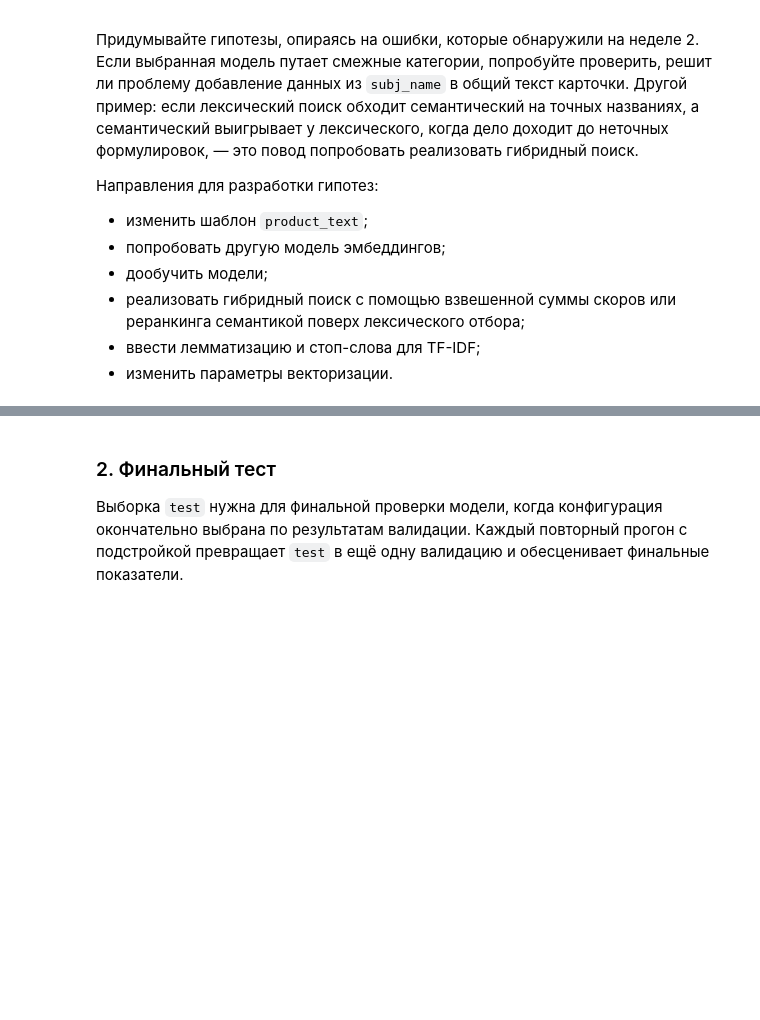
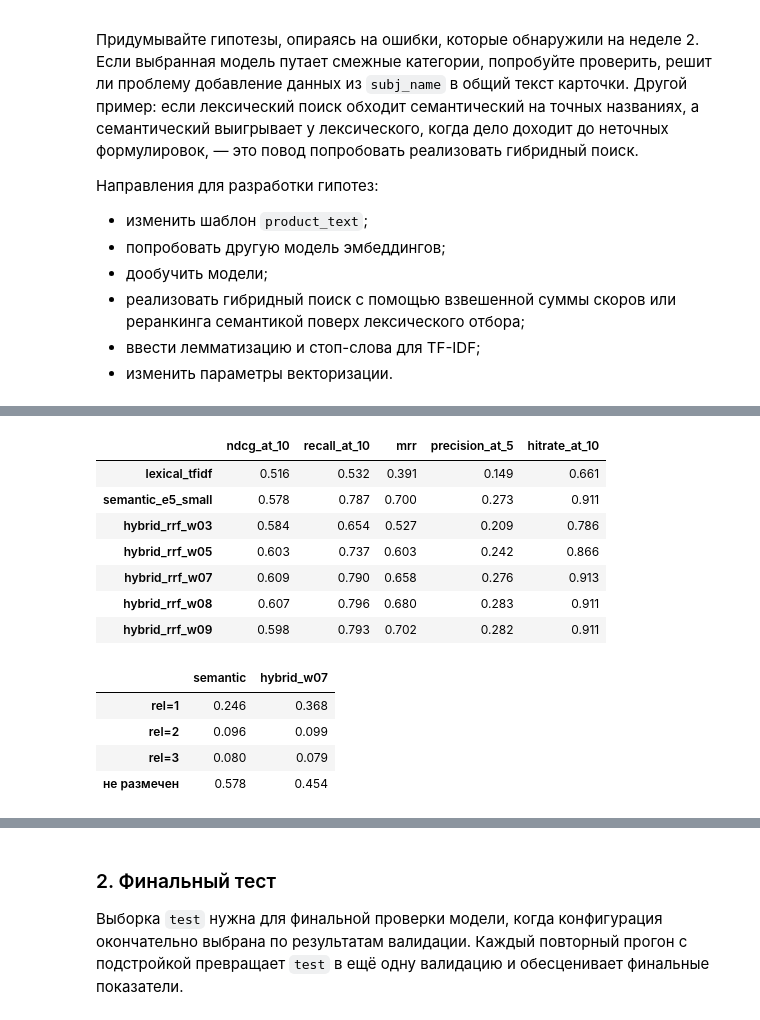
Before and after one commit to India-Lima/semantic-search, a Jupyter notebook: semantic_search_project.ipynb, the cells around one changed output, grey strips where cells are left out. Saved outputs shown, nothing was run; the diff lists cells and outputs as text; code cells hidden in the pictures; blank space fills up the shorter version.

```diff
--- a/semantic_search_project.ipynb
+++ b/semantic_search_project.ipynb
@@ -1236,0 +1304,39 @@ Ellipsis
+# %%
+for w_sem in (0.8, 0.9):
+    search_hybrid = build_hybrid(catalog_eval, search_lexical, search_semantic, w_sem)
+    experiments[f"hybrid_rrf_w{int(w_sem * 10):02d}"] = (
+        {
+            **BASE_PARAMS,
+            "method": "hybrid_rrf",
+            "model": MODEL_NAME,
+            "rrf_k": RRF_K,
+            "n_candidates": N_CANDIDATES,
+            "w_sem": w_sem,
+        },
+        evaluate(search_hybrid, golden_train),
+    )
+display(compare(experiments))
+
+pd.DataFrame(
+    {
+        "semantic": label_coverage(search_semantic, golden_train),
+        "hybrid_w07": label_coverage(
+            build_hybrid(catalog_eval, search_lexical, search_semantic, 0.7),
+            golden_train,
+        ),
+    }
+).round(3)
+# %% [output]
+|  | ndcg_at_10 | recall_at_10 | mrr | precision_at_5 | hitrate_at_10 |
+| lexical_tfidf | 0.516 | 0.532 | 0.391 | 0.149 | 0.661 |
+| semantic_e5_small | 0.578 | 0.787 | 0.700 | 0.273 | 0.911 |
+| hybrid_rrf_w03 | 0.584 | 0.654 | 0.527 | 0.209 | 0.786 |
+| hybrid_rrf_w05 | 0.603 | 0.737 | 0.603 | 0.242 | 0.866 |
+| hybrid_rrf_w07 | 0.609 | 0.790 | 0.658 | 0.276 | 0.913 |
+| hybrid_rrf_w08 | 0.607 | 0.796 | 0.680 | 0.283 | 0.911 |
+| hybrid_rrf_w09 | 0.598 | 0.793 | 0.702 | 0.282 | 0.911 |
+|  | semantic | hybrid_w07 |
+| rel=1 | 0.246 | 0.368 |
+| rel=2 | 0.096 | 0.099 |
+| rel=3 | 0.080 | 0.079 |
+| не размечен | 0.578 | 0.454 |
```
Also changed, not shown: parts of 17 cells of this notebook.
